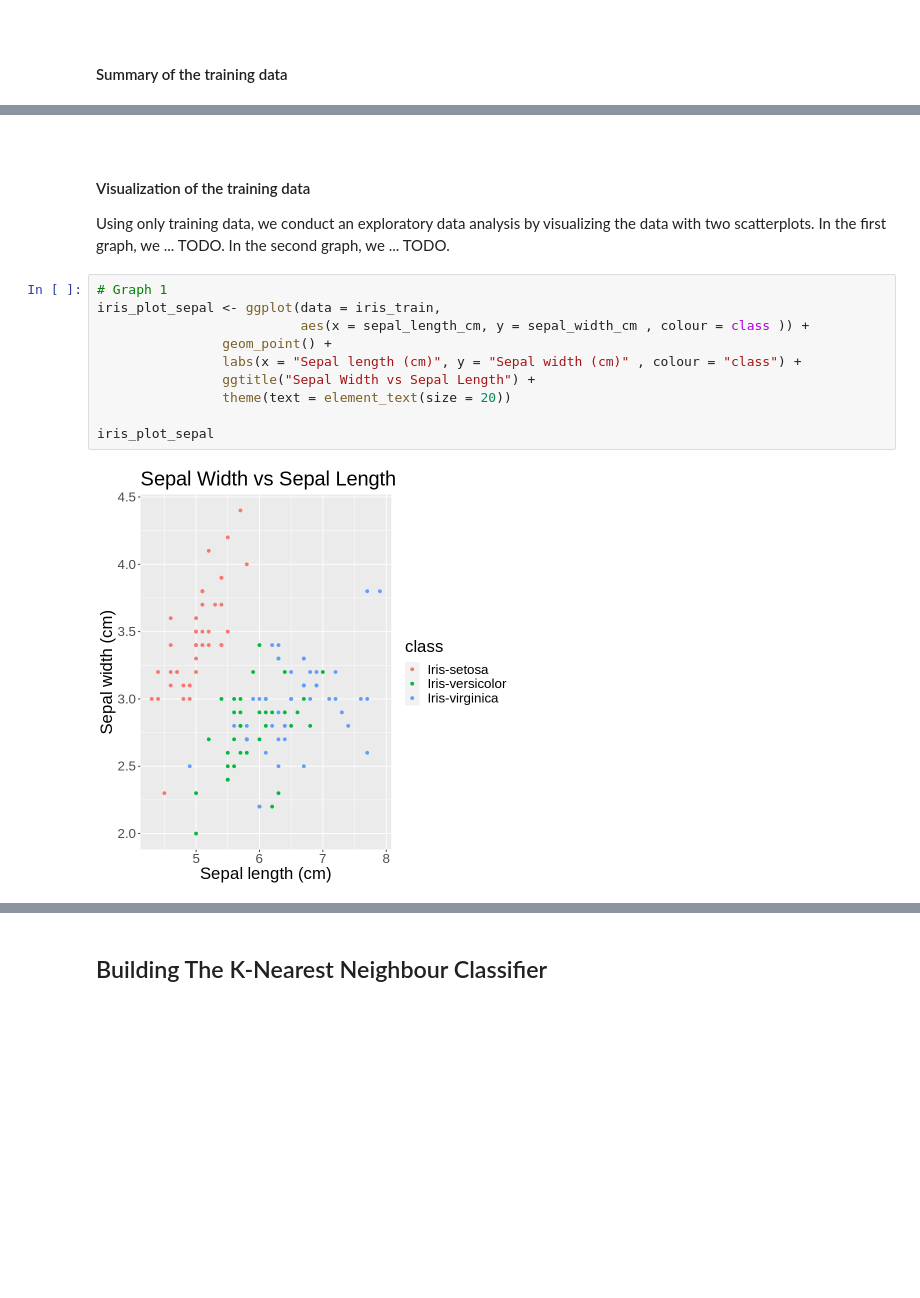
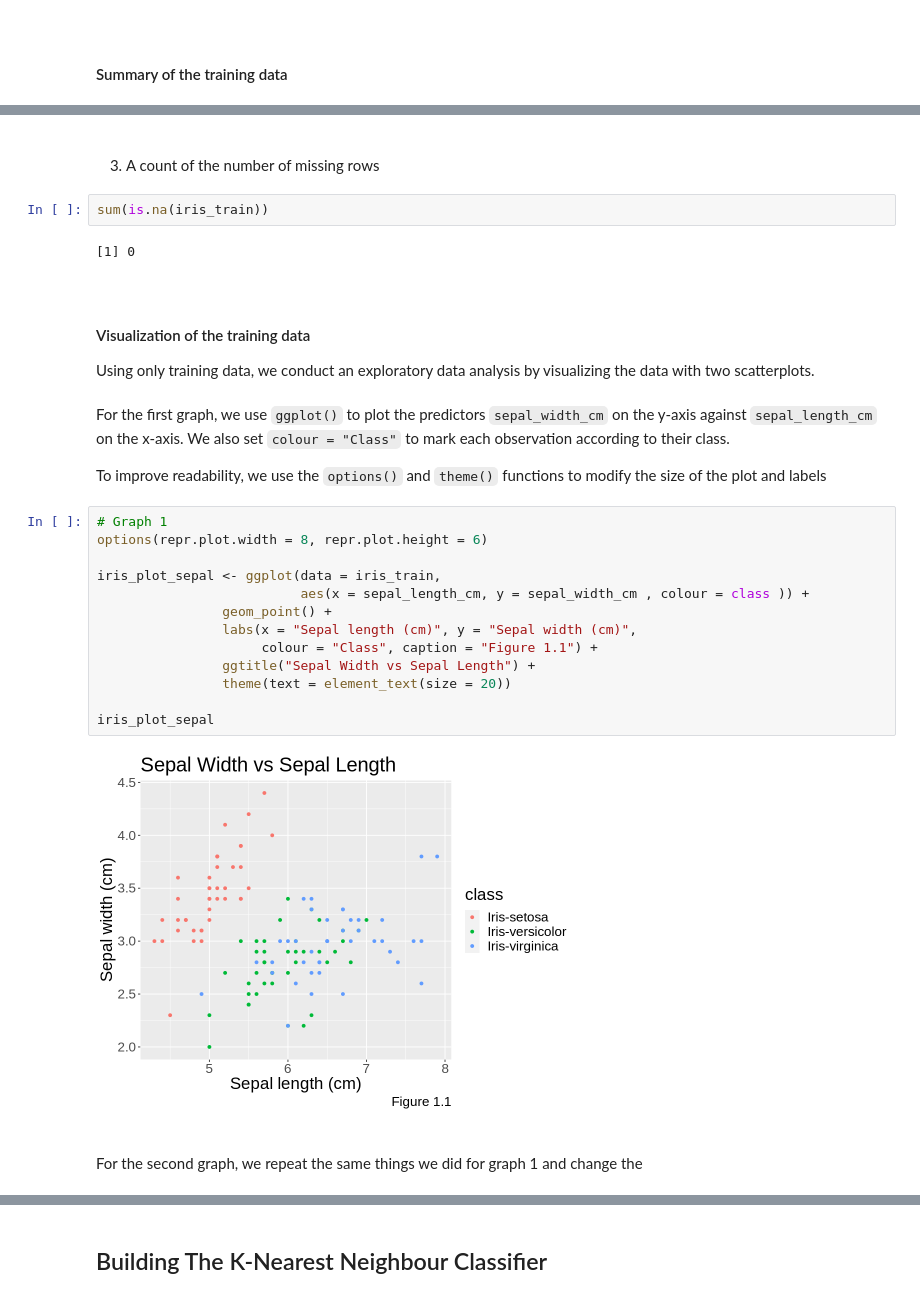
Before and after one commit to lhan0903/DSCI-100-Project-006-26, a Jupyter notebook: group-project-report.ipynb, the cells around one changed output, grey strips where cells are left out. Saved outputs shown, nothing was run; the diff lists cells and outputs as text; blank space fills up the shorter version.

```diff
--- a/group-project-report.ipynb
+++ b/group-project-report.ipynb
@@ -101,21 +129,40 @@ A tibble: 3 × 2
+# %% [markdown]
+<br>
+
+3. A count of the number of missing rows
+# %%
+sum(is.na(iris_train))
+# %% [output]
+[1] 0
 # %% [markdown]
 <br>
 
 #### Visualization of the training data
 
-Using only training data, we conduct an exploratory data analysis by visualizing the data with two scatterplots. In the first graph, we ... TODO. In the second graph, we ... TODO.
+Using only training data, we conduct an exploratory data analysis by visualizing the data with two scatterplots.
+# %% [markdown]
+For the first graph, we use `ggplot()` to plot the predictors `sepal_width_cm` on the y-axis against `sepal_length_cm` on the x-axis. We also set `colour = "Class"` to mark each observation according to their class.
+
+To improve readability, we use the `options()` and `theme()` functions to modify the size of the plot and labels
 # %%
 # Graph 1
+options(repr.plot.width = 8, repr.plot.height = 6)
+
 iris_plot_sepal <- ggplot(data = iris_train,
                           aes(x = sepal_length_cm, y = sepal_width_cm , colour = class )) +
                 geom_point() +
-                labs(x = "Sepal length (cm)", y = "Sepal width (cm)" , colour = "class") +
+                labs(x = "Sepal length (cm)", y = "Sepal width (cm)",
+                     colour = "Class", caption = "Figure 1.1") +
                 ggtitle("Sepal Width vs Sepal Length") +
                 theme(text = element_text(size = 20))
 
 iris_plot_sepal
 # %% [output]
-[figure, old version]
+[figure, new version]
+# %% [markdown]
+<br>
+
+For the second graph, we repeat the same things we did for graph 1 and change the
 # %%
 # Graph 2
 iris_plot_petal <- ggplot(data = iris_train,
```
Also changed, not shown: parts of 17 cells of this notebook, 1 other file.
